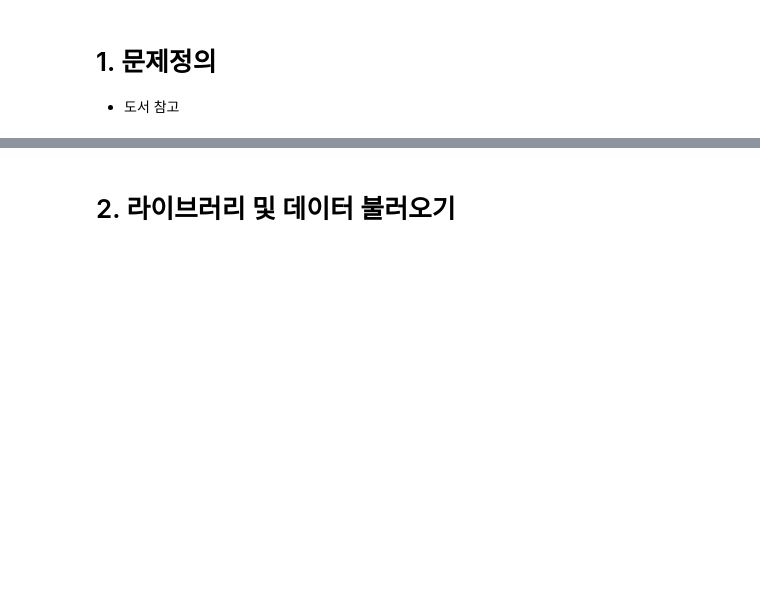
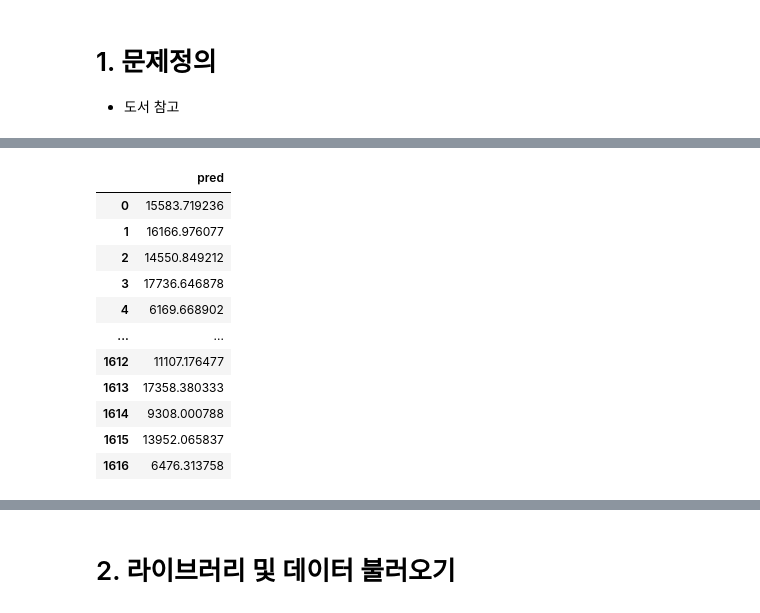
Before and after one commit to ecuirty-kr/1_DataAnalysis, a Jupyter notebook: p5_type2.ipynb, the cells around one changed output, grey strips where cells are left out. Drawn from its saved outputs; the diff is of its cells as text; code cells hidden in the pictures; blank space fills up the shorter version.

```diff
--- a/p5_type2.ipynb
+++ b/p5_type2.ipynb
@@ -5,3 +5,77 @@
 # %% [markdown]
 # 1. 문제정의
 - 도서 참고
+# %%
+### 이전 회차는 왜 작업형 3 번 없지. 알고보니 신설 문제였던건가.
+### 문제 조건 : 차량의 특징 기반 데이터를 활용해 test 데이터의 중고차 가격을 예측하시오.
+### 예측 컬럼: price(차량 가격)
+### pred : 예측된 차량 가격 1개 컬럼 포함
+### 제출 파일명 : "result.csv"
+### 평가지표 : RMSE
+
+# 1. 라이브러리 및 데이터
+import pandas as pd
+train = pd.read_csv("https://raw.githubusercontent.com/lovedlim/bigdata_analyst_cert/main/part4/ch5/train.csv")
+test = pd.read_csv("https://raw.githubusercontent.com/lovedlim/bigdata_analyst_cert/main/part4/ch5/test.csv")
+## 중고차 가격 예측이므로 회귀 모델
+# print(train.head(3), "\n", test.head(3)) # 데이터 샘플 확인
+
+# 2. 탐색적 데이터 분석 (데이터 크기 / 자료형 / 결측치 / target 빈도 수(회귀에서 쓰나? X) / target 기초통계량(회귀))
+# print(train.shape, test.shape) # 결과 : (3759, 9) (1617, 8)   // 최종 제출 전 결과 파일 1,617 확인
+# print(train.info(), test.info()) # int 3 / float 2 / object 3 (train 'price' int) # 복합 데이터 - 인코딩 필요
+# print(train.isnull().sum(), test.isnull().sum()) # 결측치 없음
+# print(train['price'].describe()) # 균형 데이터
+
+# 3. 데이터 전처리
+target = train.pop('price') # target 분리
+# 인코딩 (원-핫)
+# train = pd.get_dummies(train)
+# test = pd.get_dummies(test)
+# print(train.shape, test.shape) # (3759, 30) (1617, 30) 인코딩 결과 확인 (,30) (,30)
+
+## 인코딩 (레이블-연습)
+from sklearn.preprocessing import LabelEncoder
+cols = train.select_dtypes(include='O').columns
+for col in cols:
+  le = LabelEncoder()
+  train[col] = le.fit_transform(train[col])
+  test[col] = le.transform(test[col])
+print(train.shape, test.shape)
+
+# 4. 검증 데이터 분리
+from sklearn.model_selection import train_test_split
+X_train, X_val, y_train, y_val = train_test_split(train, target, test_size=0.2, random_state=0)
+print(X_train.shape, X_val.shape, y_train.shape, y_val.shape) # (3007, 30) (752, 30) (3007,) (752,)
+
+# 5. 머신러닝 학습 및 평가
+from sklearn.ensemble import RandomForestRegressor
+rf = RandomForestRegressor(random_state=0)
+rf.fit(X_train, y_train)
+pred = rf.predict(X_val)
+# 평가지표 : RMSE
+from sklearn.metrics import root_mean_squared_error
+rmse = root_mean_squared_error(y_val, pred)
+print("RF RMSE : ", rmse) # 결과 : RF RMSE :  1341.943732584459
+
+# LightGBM
+import lightgbm as lgb
+lg = lgb.LGBMRegressor(random_state=0, verbose=-1)
+lg.fit(X_train, y_train)
+pred = lg.predict(X_val)
+# 평가
+lg_rmse = root_mean_squared_error(y_val, pred)
+print("LG RMSE : ", lg_rmse) # 결과 : 1215.0352179520182
+## (회귀) RMSE 더 작은 값이 우수, RF > LG 이므로 LightGBM 으로 test 데이터 예측 수행
+
+# 6. 예측 및 결과 파일 생성
+pred = lg.predict(test)
+result = pd.DataFrame({'pred':pred})
+result.to_csv("result.csv", index=False)
+
+## 검증
+print(pred.shape) # 결과 : (1617,)
+file = pd.read_csv("result.csv")
+file ### ? 답안과 다른게 없는데 결과 값이 왜 다름.
+
+### LabelEncoder() 사용하여 인코딩 시 성능이 다소 개선됨
+# %% [output]
@@ -7,0 +87,12 @@
+|  | pred |
+| 0 | 15583.719236 |
+| 1 | 16166.976077 |
+| 2 | 14550.849212 |
+| 3 | 17736.646878 |
+| 4 | 6169.668902 |
+| ... | ... |
+| 1612 | 11107.176477 |
+| 1613 | 17358.380333 |
+| 1614 | 9308.000788 |
+| 1615 | 13952.065837 |
+| 1616 | 6476.313758 |
```
Also changed, not shown: parts of 1 cell of this notebook.
